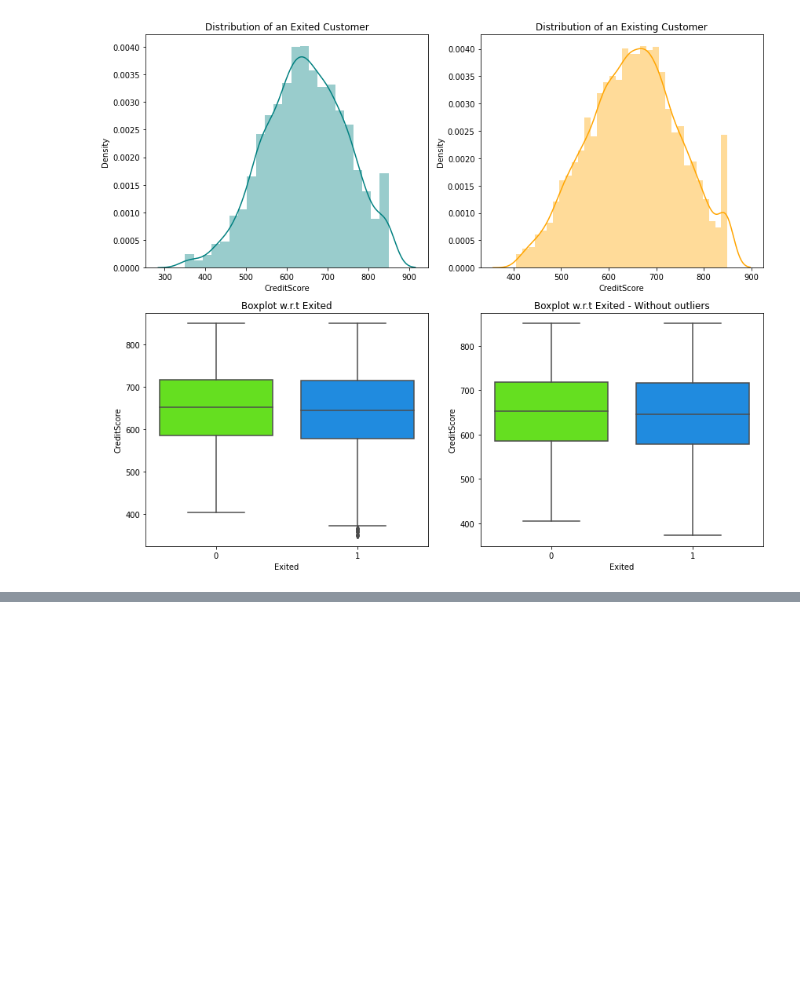
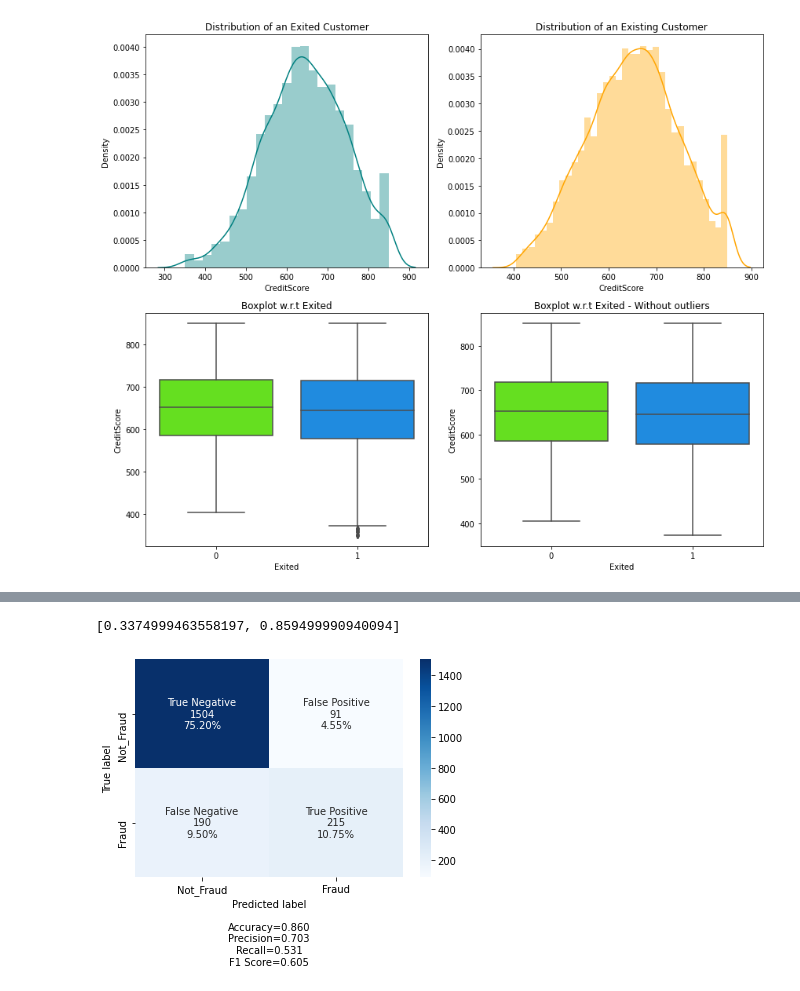
Before and after one commit to snegi5/hello-github, a Jupyter notebook: Module_7.ipynb, the cells around one changed output, grey strips where cells are left out. Saved outputs shown, nothing was run; the diff lists cells and outputs as text; code cells hidden in the pictures; blank space fills up the shorter version.

```diff
--- a/Module_7.ipynb
+++ b/Module_7.ipynb
@@ -183,0 +233,4 @@ X_test = sc.transform(X_test)
+# %%
+print(score)
+# %% [output]
+[0.3374999463558197, 0.859499990940094]
@@ -183,0 +320,20 @@ X_test = sc.transform(X_test)
+# %%
+## Confusion Matrix on unsee test set
+y_pred1 = model.predict(X_test)
+for i in range(len(y_test)):
+    if y_pred1[i]>0.5:
+        y_pred1[i]=1
+    else:
+        y_pred1[i]=0
+
+
+
+cm2=confusion_matrix(y_test, y_pred1)
+labels = ['True Negative','False Positive','False Negative','True Positive']
+categories = [ 'Not_Fraud','Fraud']
+make_confusion_matrix(cm2,
+                      group_names=labels,
+                      categories=categories,
+                      cmap='Blues')
+# %% [output]
+[figure, added]
```
Also changed, not shown: parts of 11 cells of this notebook.
